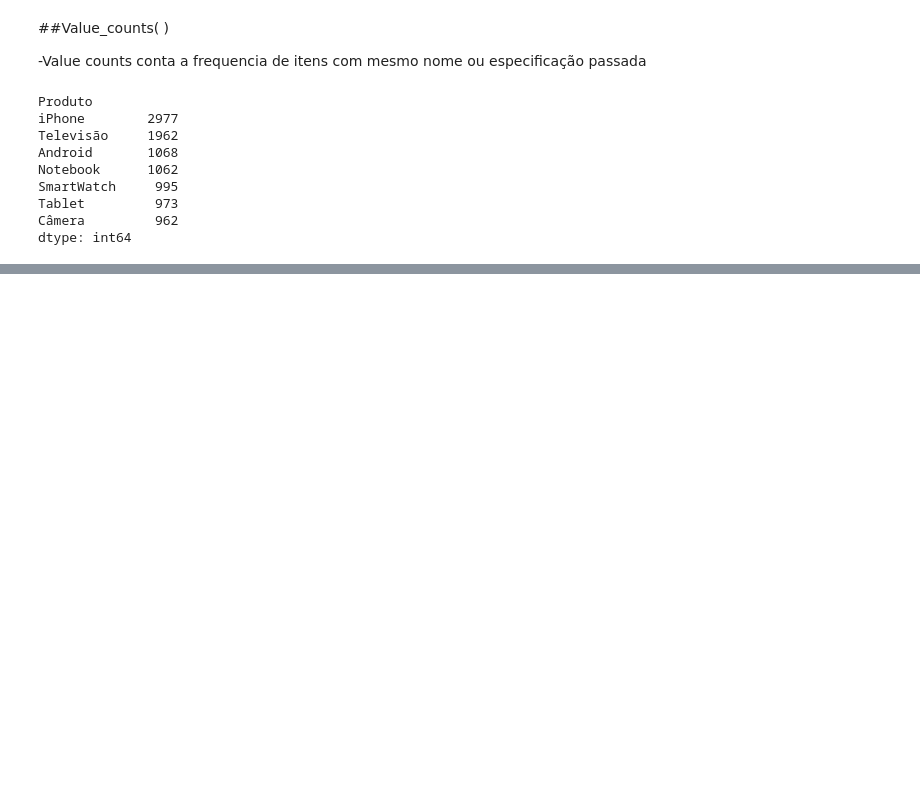
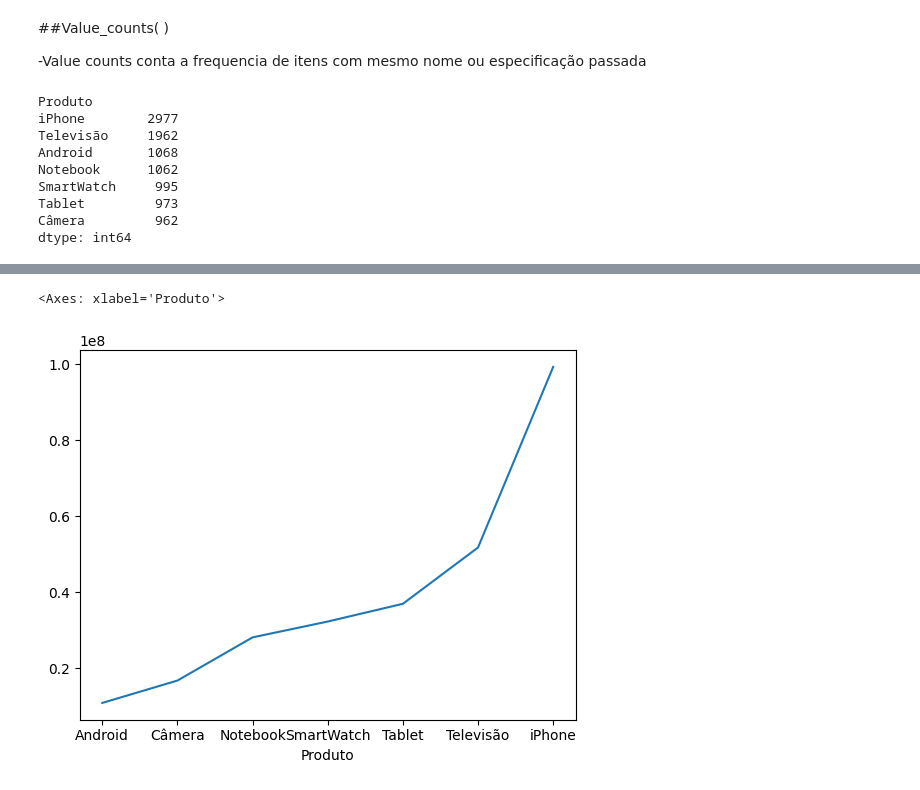
Before and after one commit to LukeCruz/data-vizualization-pandas, a Jupyter notebook: data_vizualization_pandas.ipynb, the cells around one changed output, grey strips where cells are left out. Cells and saved outputs as stored; diff of their text form; code cells hidden in the pictures; blank space fills up the shorter version.

```diff
--- a/data_vizualization_pandas.ipynb
+++ b/data_vizualization_pandas.ipynb
@@ -418,0 +514,3 @@ dtype: int64
+# %%
+plotagem = vendas_df['Preco Total'].groupby(vendas_df['Produto']).sum()
+display(plotagem)
@@ -418,0 +527,6 @@ dtype: int64
+# %%
+plt.figure()
+plotagem.plot(x=vendas_df['Produto'], y=vendas_df['Preco Unitario'])
+# %% [output]
+<Axes: xlabel='Produto'>
+[figure, added]
```
Also changed, not shown: parts of 44 cells of this notebook.
